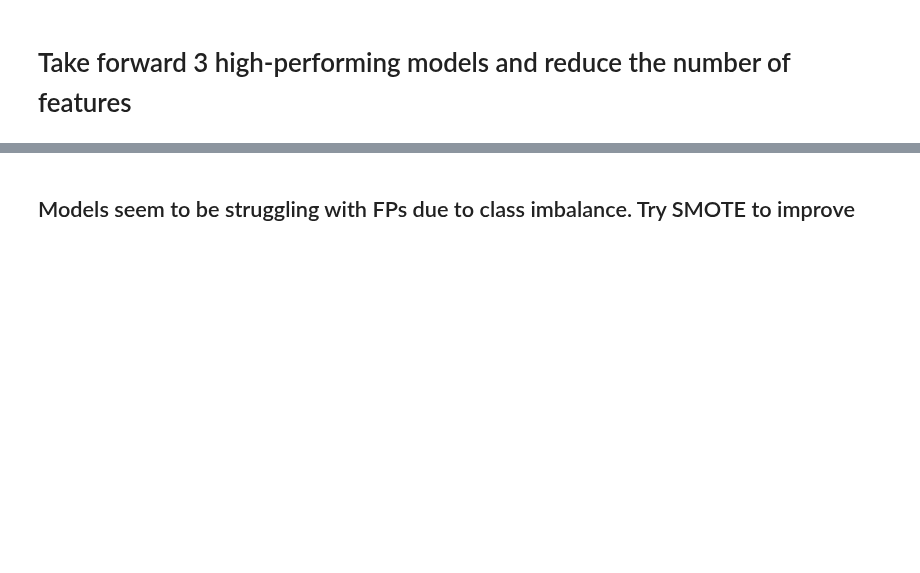
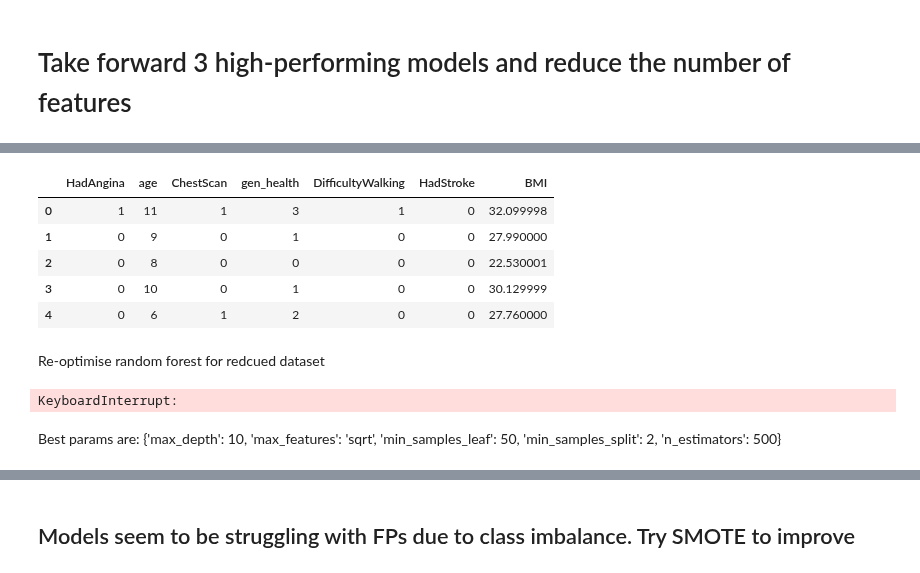
Before and after one commit to balintstewart77/magnimind-assignments, a Jupyter notebook: Capstone project/Heart Disease/notebooks/heart_prediction_balint.ipynb, the cells around one changed output, grey strips where cells are left out. Cells and saved outputs as stored; diff of their text form; code cells hidden in the pictures; blank space fills up the shorter version.

```diff
--- a/Capstone project/Heart Disease/notebooks/heart_prediction_balint.ipynb
+++ b/Capstone project/Heart Disease/notebooks/heart_prediction_balint.ipynb
@@ -1421,0 +1499,3 @@ Fine-tuned RF, CatBoost and XGBoost marginally better at predicting classes than
+# %%
+top_seven = feature_importance_df.sort_values(by = 'Importance', ascending = False).head(7)
+X_reduced = X[top_seven['Feature'].values]
@@ -1421,0 +1506,9 @@ Fine-tuned RF, CatBoost and XGBoost marginally better at predicting classes than
+# %%
+X_reduced.head()
+# %% [output]
+|  | HadAngina | age | ChestScan | gen_health | DifficultyWalking | HadStroke | BMI |
+| 0 | 1 | 11 | 1 | 3 | 1 | 0 | 32.099998 |
+| 1 | 0 | 9 | 0 | 1 | 0 | 0 | 27.990000 |
+| 2 | 0 | 8 | 0 | 0 | 0 | 0 | 22.530001 |
+| 3 | 0 | 10 | 0 | 1 | 0 | 0 | 30.129999 |
+| 4 | 0 | 6 | 1 | 2 | 0 | 0 | 27.760000 |
@@ -1421,0 +1518,60 @@ Fine-tuned RF, CatBoost and XGBoost marginally better at predicting classes than
+# %% [markdown]
+Re-optimise random forest for redcued dataset
+# %%
+# Try GridSearchCV to find best RF parameters
+# Initialize RandomForestClassifier
+rf_clf = RandomForestClassifier(class_weight='balanced', random_state=42)
+
+# Define the parameter grid
+param_grid = {
+    'n_estimators': [100, 500, 1000],
+    'max_features': ['auto', 'sqrt'],
+    'max_depth': [5, 10, 50],
+    'min_samples_split': [2, 10, 50],
+    'min_samples_leaf': [2, 10, 50]
+}
+
+# Initialize GridSearchCV
+grid_search = GridSearchCV(
+    estimator=rf_clf,
+    param_grid=param_grid,
+    scoring='roc_auc',  # Optimize for ROC AUC
+    cv=5,
+    n_jobs=-1
+)
+
+# Fit the grid search
+grid_search.fit(X_train_red, y_train)
+
+# Display the best parameters and the best score
+print(f"Best params are: {grid_search.best_params_}")
+print(f"Best ROC AUC score: {grid_search.best_score_}")
+
+# Refit the model with the best parameters
+best_model = grid_search.best_estimator_
+
+# Evaluate the tuned model on the training and test sets
+y_train_pred = best_model.predict(X_train_red)
+y_test_pred = best_model.predict(X_test_red)
+y_train_pred_proba = best_model.predict_proba(X_train_red)[:, 1]
+y_test_pred_proba = best_model.predict_proba(X_test_red)[:, 1]
+
+# Calculate metrics
+train_f1 = f1_score(y_train, y_train_pred)
+test_f1 = f1_score(y_test, y_test_pred)
+train_recall = recall_score(y_train, y_train_pred)
+test_recall = recall_score(y_test, y_test_pred)
+train_precision = precision_score(y_train, y_train_pred)
+test_precision = precision_score(y_test, y_test_pred)
+train_roc_auc = roc_auc_score(y_train, y_train_pred_proba)
+test_roc_auc = roc_auc_score(y_test, y_test_pred_proba)
+
+# Print Metrics
+print(f"Train F1 Score: {train_f1:.2f}, Test F1 Score: {test_f1:.2f}")
+print(f"Train Recall: {train_recall:.2f}, Test Recall: {test_recall:.2f}")
+print(f"Train Precision: {train_precision:.2f}, Test Precision: {test_precision:.2f}")
+print(f"Train ROC AUC: {train_roc_auc:.2f}, Test ROC AUC: {test_roc_auc:.2f}")
+# %% [output]
+KeyboardInterrupt:
+# %% [markdown]
+Best params are: {'max_depth': 10, 'max_features': 'sqrt', 'min_samples_leaf': 50, 'min_samples_split': 2, 'n_estimators': 500}
```
Also changed, not shown: parts of 25 cells of this notebook, 6 other files.
